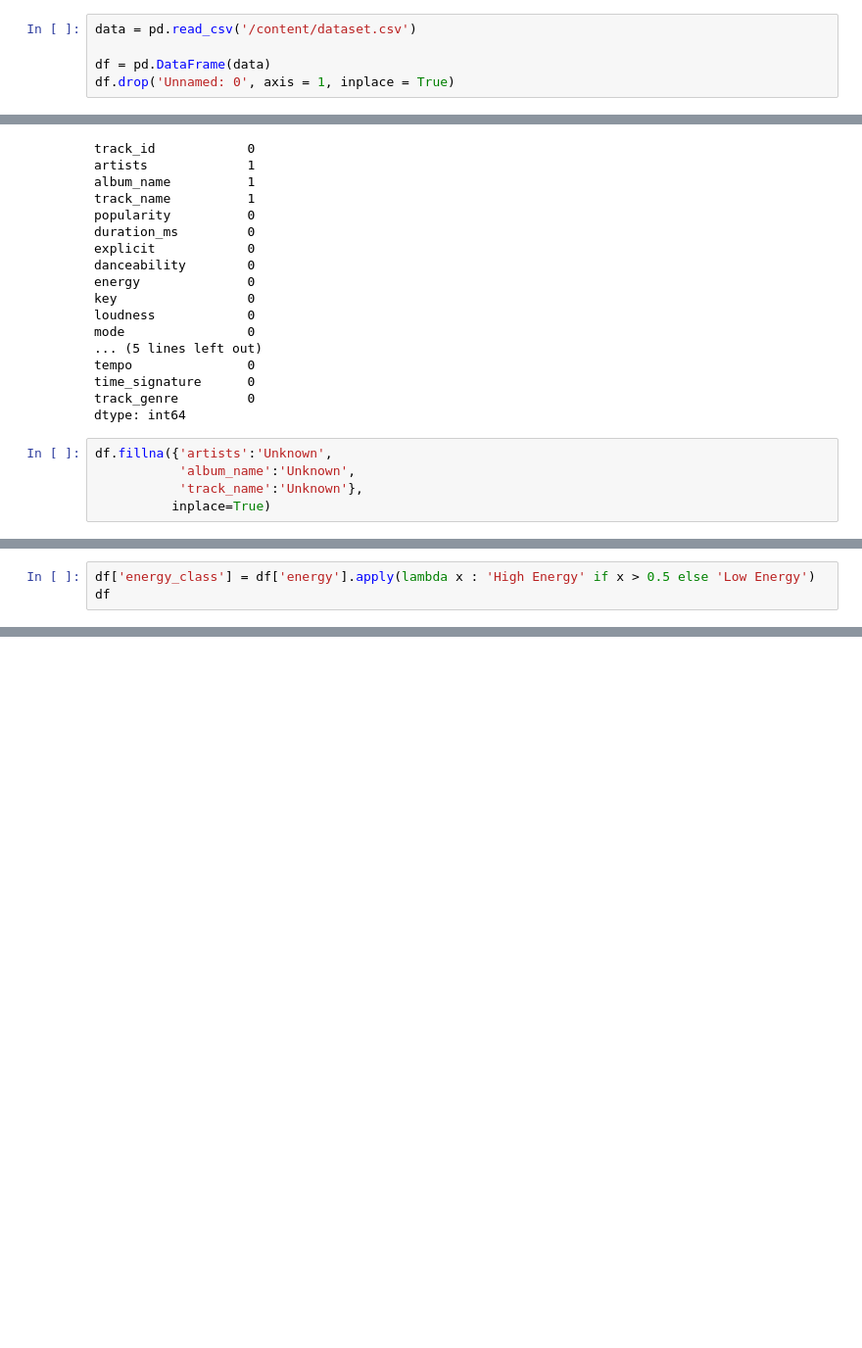
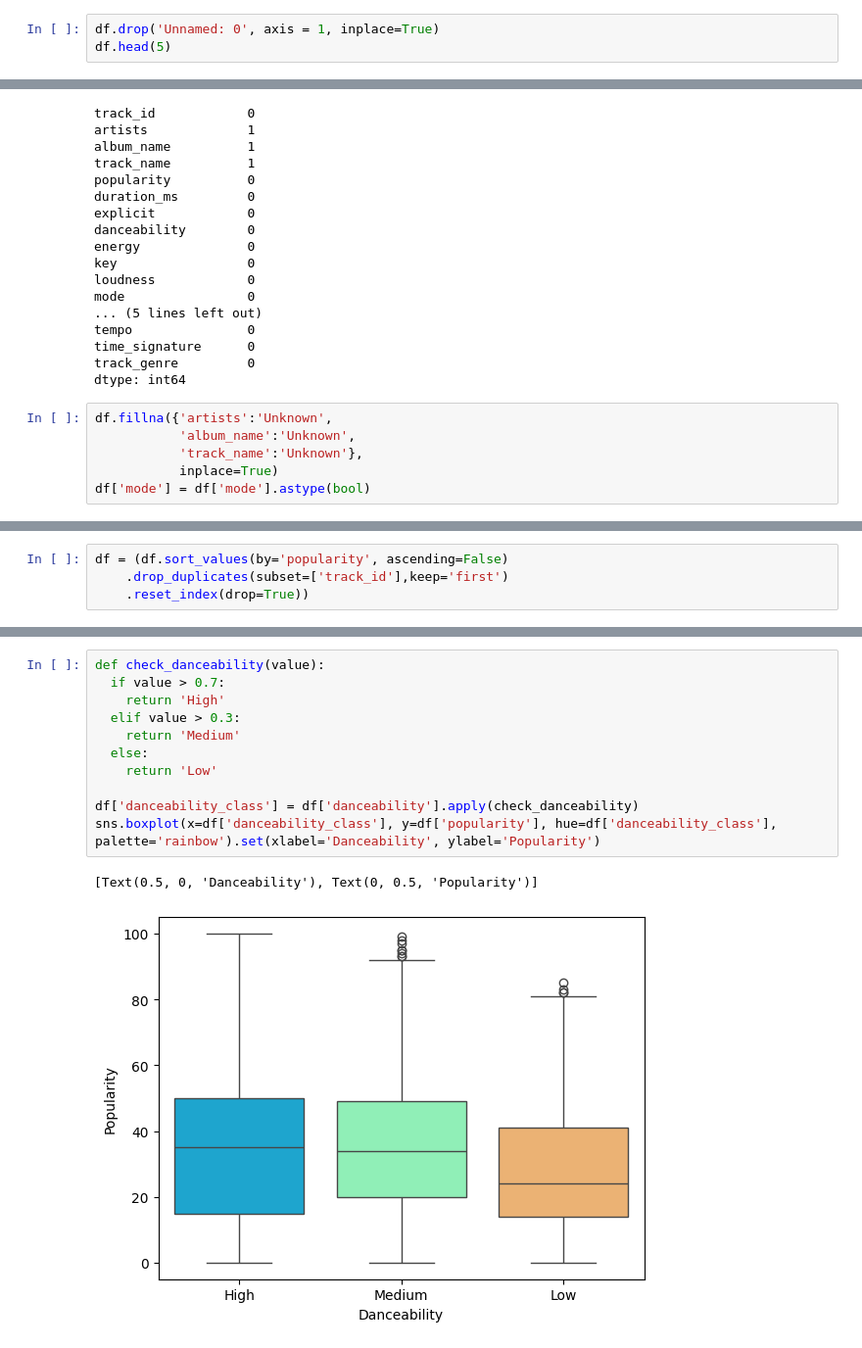
Before and after one commit to gabrielaaabreu/7daysofcode-Alura---Machine-Learning, a Jupyter notebook: 7daysofcode_Machine_Learning.ipynb, the cells around one changed output, grey strips where cells are left out. Shown: that part at 98% size. Cells and saved outputs as stored; diff of their text form; blank space fills up the shorter version.

```diff
--- a/7daysofcode_Machine_Learning.ipynb
+++ b/7daysofcode_Machine_Learning.ipynb
@@ -3,5 +18,3 @@ import pandas as pd
 # %%
-data = pd.read_csv('/content/dataset.csv')
-
-df = pd.DataFrame(data)
-df.drop('Unnamed: 0', axis = 1, inplace = True)
+df.drop('Unnamed: 0', axis = 1, inplace=True)
+df.head(5)
@@ -50,4 +69,5 @@ dtype: int64
 df.fillna({'artists':'Unknown',
            'album_name':'Unknown',
            'track_name':'Unknown'},
-          inplace=True)
+           inplace=True)
+df['mode'] = df['mode'].astype(bool)
@@ -263,3 +105,0 @@ Passing `palette` without assigning `hue` is deprecated and will be removed in v
-# %%
-df['energy_class'] = df['energy'].apply(lambda x : 'High Energy' if x > 0.5 else 'Low Energy')
-df
@@ -287,0 +143,4 @@ Passing `palette` without assigning `hue` is deprecated and will be removed in v
+# %%
+df = (df.sort_values(by='popularity', ascending=False)
+    .drop_duplicates(subset=['track_id'],keep='first')
+    .reset_index(drop=True))
@@ -287,0 +189,14 @@ Passing `palette` without assigning `hue` is deprecated and will be removed in v
+# %%
+def check_danceability(value):
+  if value > 0.7:
+    return 'High'
+  elif value > 0.3:
+    return 'Medium'
+  else:
+    return 'Low'
+
+df['danceability_class'] = df['danceability'].apply(check_danceability)
+sns.boxplot(x=df['danceability_class'], y=df['popularity'], hue=df['danceability_class'], palette='rainbow').set(xlabel='Danceability', ylabel='Popularity')
+# %% [output]
+[Text(0.5, 0, 'Danceability'), Text(0, 0.5, 'Popularity')]
+[figure, added]
```
Also changed, not shown: parts of 49 cells of this notebook.
